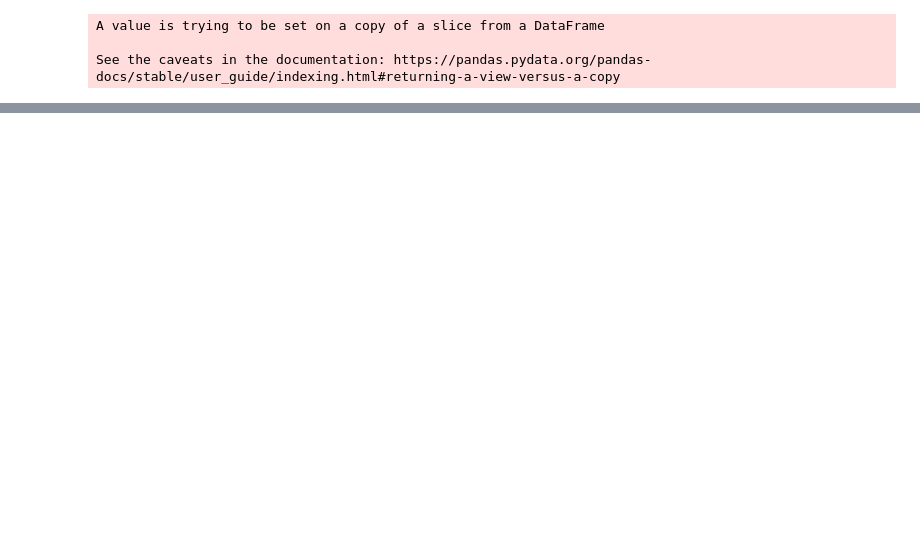
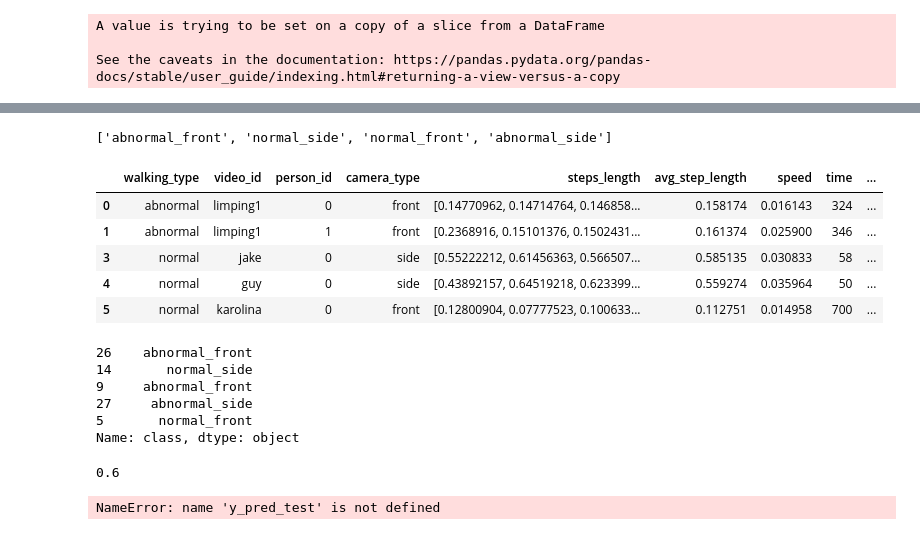
Before and after one commit to hrapek/Biomechanics, a Jupyter notebook: clustering.ipynb, the cells around one changed output, grey strips where cells are left out. Saved outputs shown, nothing was run; the diff lists cells and outputs as text; code cells hidden in the pictures; blank space fills up the shorter version.

```diff
--- a/clustering.ipynb
+++ b/clustering.ipynb
@@ -68,3 +89,16 @@ biometrics_df
+# %%
+legend
+# %% [output]
+['abnormal_front', 'normal_side', 'normal_front', 'abnormal_side']
 # %%
 fig = px.scatter_3d(biometrics_df, x='avg_step_length', y='speed', z='asymmetry', color='camera_type', symbol='walking_type', width=1000, height=1000)
 fig.show()
+# %%
+biometrics_df.head()
+# %% [output]
+|  | walking_type | video_id | person_id | camera_type | steps_length | avg_step_length | speed | time | ... |
+| 0 | abnormal | limping1 | 0 | front | [0.14770962, 0.14714764, 0.146858... | 0.158174 | 0.016143 | 324 | ... |
+| 1 | abnormal | limping1 | 1 | front | [0.2368916, 0.15101376, 0.1502431... | 0.161374 | 0.025900 | 346 | ... |
+| 3 | normal | jake | 0 | side | [0.55222212, 0.61456363, 0.566507... | 0.585135 | 0.030833 | 58 | ... |
+| 4 | normal | guy | 0 | side | [0.43892157, 0.64519218, 0.623399... | 0.559274 | 0.035964 | 50 | ... |
+| 5 | normal | karolina | 0 | front | [0.12800904, 0.07777523, 0.100633... | 0.112751 | 0.014958 | 700 | ... |
@@ -70,0 +110,33 @@ fig.show()
+# %%
+X = clustering_df[["avg_step_length", "speed", "asymmetry"]]
+y = clustering_df["class"]
+
+X_train, X_test, y_train, y_test = train_test_split(X, y, test_size=0.1, random_state=42)
+y_test
+# %% [output]
+26    abnormal_front
+14       normal_side
+9     abnormal_front
+27     abnormal_side
+5       normal_front
+Name: class, dtype: object
+# %%
+clf = svm.SVC(kernel="linear").fit(X_train, y_train)
+accuracy_score(clf.predict(X_test), y_test)
+
+# clf = KMeans(n_clusters=4)
+# clf.fit(X_train, y_train)
+# y_pred_test = kmeans.predict(X_test)
+# %% [output]
+0.6
+# %%
+
+
+# test_accuracy = accuracy_score(y_test, y_pred_test)
+
+# # Print the results
+# print(f"Test Accuracy: {test_accuracy:.2f}")
+print(y_pred_test)
+print(y_test)
+# %% [output]
+NameError: name 'y_pred_test' is not defined
```
Also changed, not shown: parts of 11 cells of this notebook.
